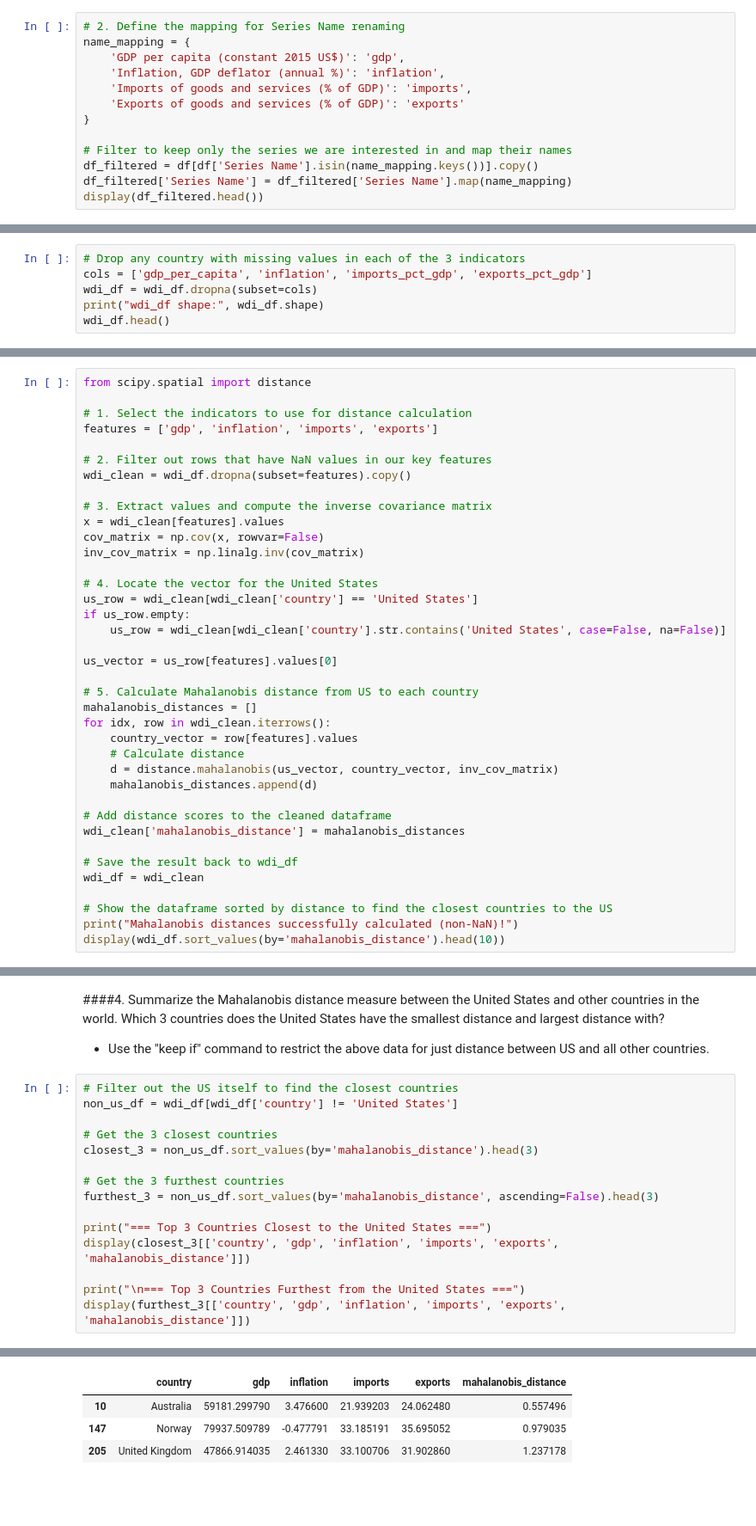
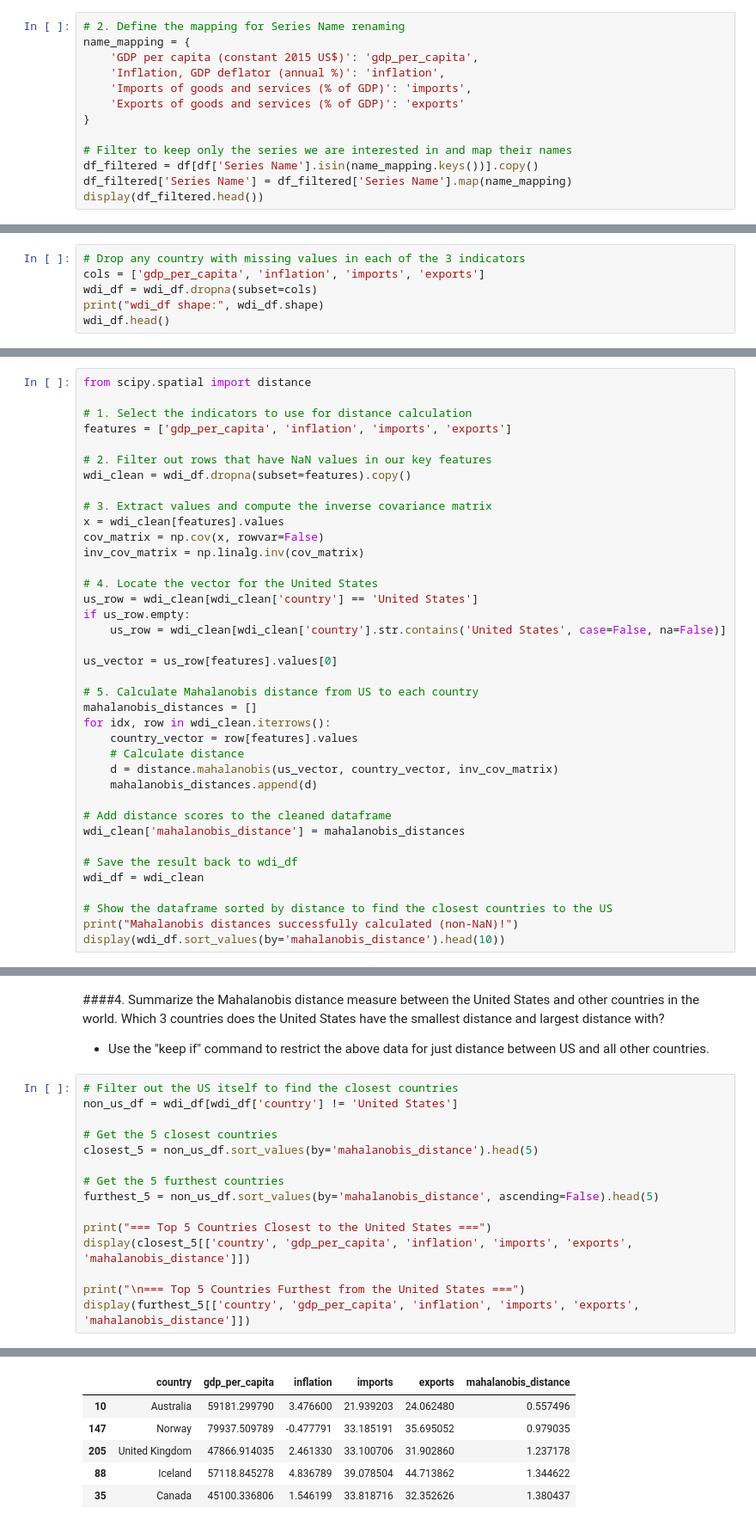
Before and after one commit to chipojaya1/ISS-Economic-Distance, a Jupyter notebook: Economic_distance_analysis.ipynb, the cells around one changed output, grey strips where cells are left out. Shown at 86% size. Drawn from its saved outputs; the diff is of its cells as text; blank space fills up the shorter version.

```diff
--- a/Economic_distance_analysis.ipynb
+++ b/Economic_distance_analysis.ipynb
@@ -38,7 +38,7 @@ display(df.head())
 # %%
 # 2. Define the mapping for Series Name renaming
 name_mapping = {
-    'GDP per capita (constant 2015 US$)': 'gdp',
+    'GDP per capita (constant 2015 US$)': 'gdp_per_capita',
     'Inflation, GDP deflator (annual %)': 'inflation',
     'Imports of goods and services (% of GDP)': 'imports',
     'Exports of goods and services (% of GDP)': 'exports'
@@ -156,7 +150,7 @@ Missing Data:
 dtype: int64
 # %%
 # Drop any country with missing values in each of the 3 indicators
-cols = ['gdp_per_capita', 'inflation', 'imports_pct_gdp', 'exports_pct_gdp']
+cols = ['gdp_per_capita', 'inflation', 'imports', 'exports']
 wdi_df = wdi_df.dropna(subset=cols)
 print("wdi_df shape:", wdi_df.shape)
 wdi_df.head()
@@ -277,7 +271,7 @@ display(extremes_df)
 from scipy.spatial import distance
 
 # 1. Select the indicators to use for distance calculation
-features = ['gdp', 'inflation', 'imports', 'exports']
+features = ['gdp_per_capita', 'inflation', 'imports', 'exports']
 
 # 2. Filter out rows that have NaN values in our key features
 wdi_clean = wdi_df.dropna(subset=features).copy()
@@ -332,15 +326,15 @@ Mahalanobis distances successfully calculated (non-NaN)!
 # Filter out the US itself to find the closest countries
 non_us_df = wdi_df[wdi_df['country'] != 'United States']
 
-# Get the 3 closest countries
-closest_3 = non_us_df.sort_values(by='mahalanobis_distance').head(3)
+# Get the 5 closest countries
+closest_5 = non_us_df.sort_values(by='mahalanobis_distance').head(5)
 
-# Get the 3 furthest countries
-furthest_3 = non_us_df.sort_values(by='mahalanobis_distance', ascending=False).head(3)
+# Get the 5 furthest countries
+furthest_5 = non_us_df.sort_values(by='mahalanobis_distance', ascending=False).head(5)
 
-print("=== Top 3 Countries Closest to the United States ===")
-display(closest_3[['country', 'gdp', 'inflation', 'imports', 'exports', 'mahalanobis_distance']])
+print("=== Top 5 Countries Closest to the United States ===")
+display(closest_5[['country', 'gdp_per_capita', 'inflation', 'imports', 'exports', 'mahalanobis_distance']])
 
-print("\n=== Top 3 Countries Furthest from the United States ===")
-display(furthest_3[['country', 'gdp', 'inflation', 'imports', 'exports', 'mahalanobis_distance']])
+print("\n=== Top 5 Countries Furthest from the United States ===")
+display(furthest_5[['country', 'gdp_per_capita', 'inflation', 'imports', 'exports', 'mahalanobis_distance']])
 # %% [output]
@@ -348,4 +342,6 @@ display(furthest_3[['country', 'gdp', 'inflation', 'imports', 'exports', 'mahala
-|  | country | gdp | inflation | imports | exports | mahalanobis_distance |
+|  | country | gdp_per_capita | inflation | imports | exports | mahalanobis_distance |
 | 10 | Australia | 59181.299790 | 3.476600 | 21.939203 | 24.062480 | 0.557496 |
 | 147 | Norway | 79937.509789 | -0.477791 | 33.185191 | 35.695052 | 0.979035 |
 | 205 | United Kingdom | 47866.914035 | 2.461330 | 33.100706 | 31.902860 | 1.237178 |
+| 88 | Iceland | 57118.845278 | 4.836789 | 39.078504 | 44.713862 | 1.344622 |
+| 35 | Canada | 45100.336806 | 1.546199 | 33.818716 | 32.352626 | 1.380437 |
```
Also changed, not shown: parts of 17 cells of this notebook.
